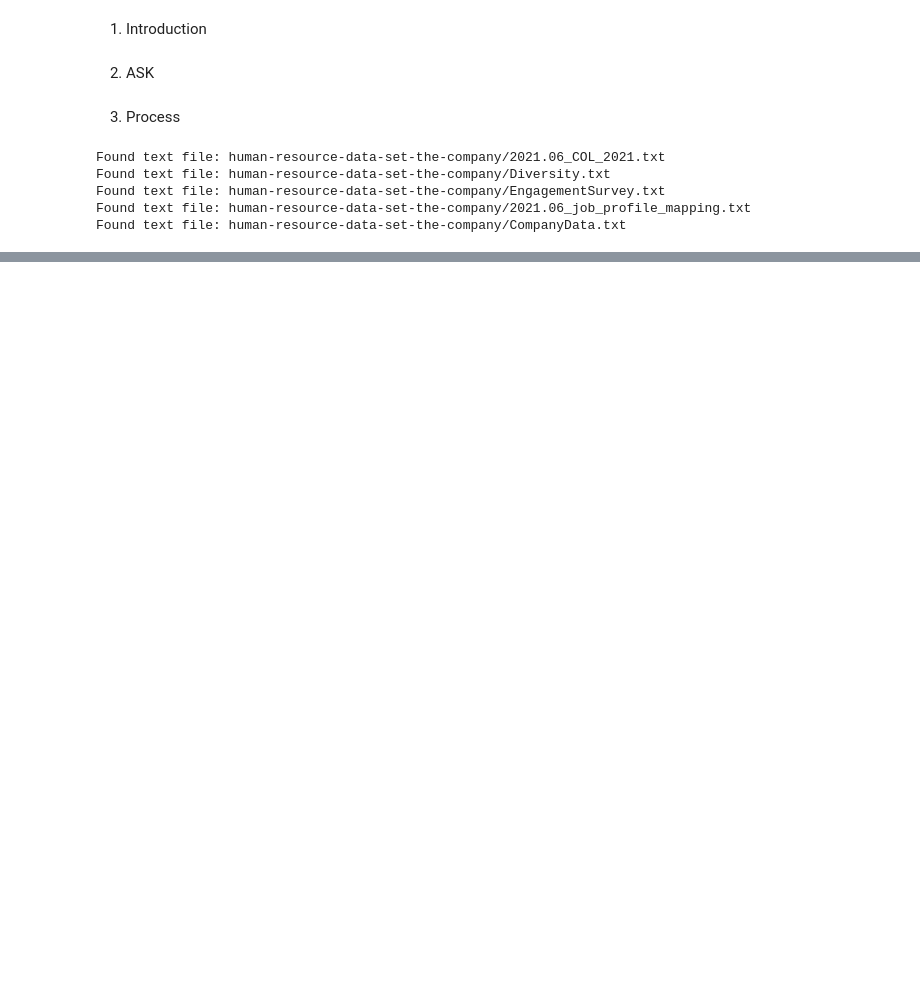
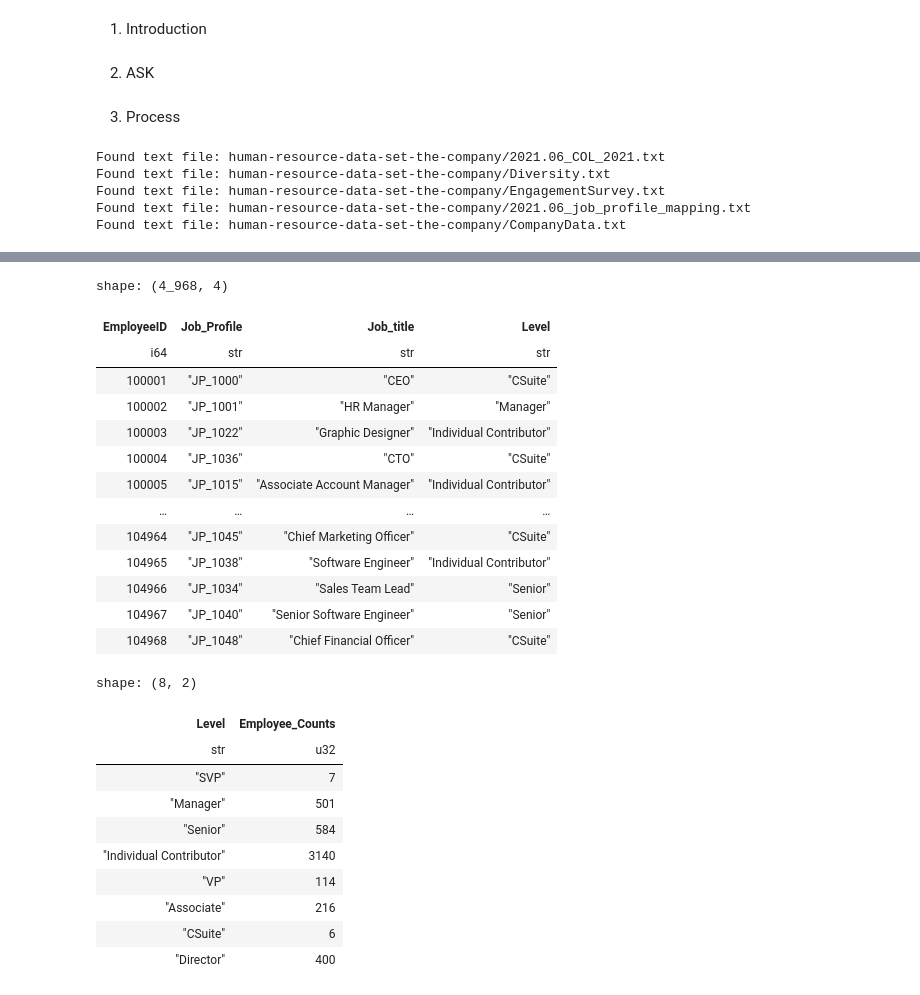
Before and after one commit to LeonTran29/Human_Resource_Data_Set_-TheCompany-, a Jupyter notebook: Process.ipynb, the cells around one changed output, grey strips where cells are left out. Drawn from its saved outputs; the diff is of its cells as text; code cells hidden in the pictures; blank space fills up the shorter version.

```diff
--- a/Process.ipynb
+++ b/Process.ipynb
@@ -32,23 +32,28 @@ COL = pl.read_csv(dir + '2021.06_COL_2021.txt',separator="\t")
 Diversity = pl.read_csv(dir + 'Diversity.txt',separator="\t")
 Engagement = pl.read_csv(dir + 'EngagementSurvey.txt',separator="\t")
 Profile = pl.read_csv(dir + '2021.06_job_profile_mapping.txt',separator="\t")
-Company = pl.read_csv(dir + 'CompanyData.txt', separator="\t")
+Profile.columns = [col.strip() for col in Profile.columns]
+# Define the correct data type for the ZipCode column
+overrides = {
+    "ZipCode": pl.Utf8
+}
+
+Company = pl.read_csv(dir + 'CompanyData.txt', separator="\t", encoding="utf-16-le",schema_overrides=overrides)
 
 print('dir: \n')
 display(dir)
-
-print('COL: \n')
+print('COL (Cost of Living Table): \n')
 display(COL)
-
 print('Diversity: \n')
 display(Diversity)
-
 print('Engagement: \n')
 display(Engagement)
-
+display(Engagement.schema)
 print('Profile: \n')
 display(Profile)
-
+display(Profile.schema)
 print('Company: \n')
 display(Company)
+
+display(Company.schema)
 # %% [output]
@@ -123,0 +154,33 @@ shape: (4_969, 25)
+# %%
+df_combined = Company.join(Profile, on = 'Job_Profile', how = 'inner')
+
+display(df_combined[['EmployeeID','Job_Profile','Job_title','Level']])
+df_agg = df_combined.group_by('Level').agg(pl.col('EmployeeID').count().alias('Employee_Counts'))
+
+display(df_agg)
+# %% [output]
+shape: (4_968, 4)
+| EmployeeID | Job_Profile | Job_title | Level |
+| i64 | str | str | str |
+| 100001 | "JP_1000" | "CEO" | "CSuite" |
+| 100002 | "JP_1001" | "HR Manager" | "Manager" |
+| 100003 | "JP_1022" | "Graphic Designer" | "Individual Contributor" |
+| 100004 | "JP_1036" | "CTO" | "CSuite" |
+| 100005 | "JP_1015" | "Associate Account Manager" | "Individual Contributor" |
+| … | … | … | … |
+| 104964 | "JP_1045" | "Chief Marketing Officer" | "CSuite" |
+| 104965 | "JP_1038" | "Software Engineer" | "Individual Contributor" |
+| 104966 | "JP_1034" | "Sales Team Lead" | "Senior" |
+| 104967 | "JP_1040" | "Senior Software Engineer" | "Senior" |
+| 104968 | "JP_1048" | "Chief Financial Officer" | "CSuite" |
+shape: (8, 2)
+| Level | Employee_Counts |
+| str | u32 |
+| "SVP" | 7 |
+| "Manager" | 501 |
+| "Senior" | 584 |
+| "Individual Contributor" | 3140 |
+| "VP" | 114 |
+| "Associate" | 216 |
+| "CSuite" | 6 |
+| "Director" | 400 |
```
Also changed, not shown: parts of 9 cells of this notebook.
